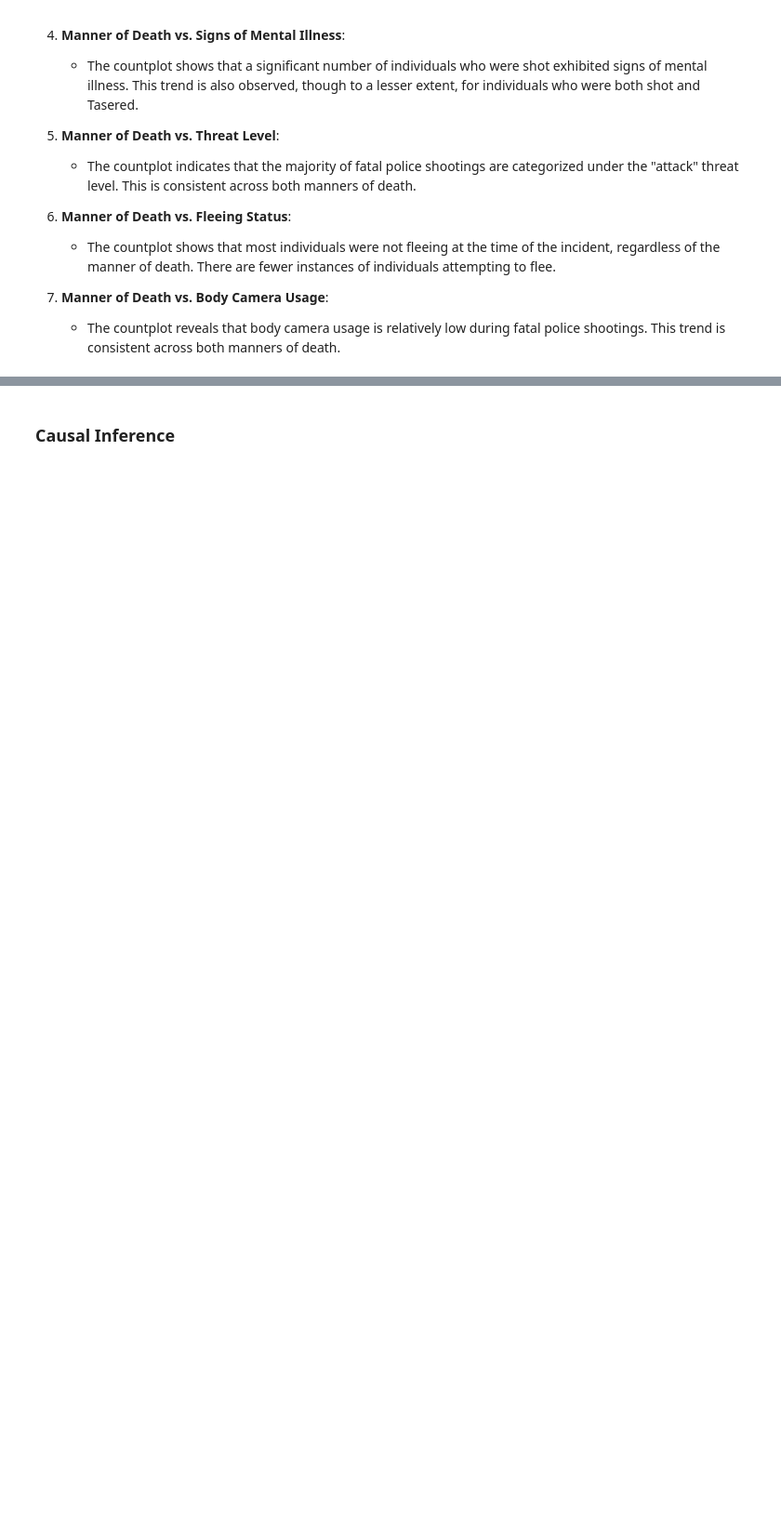
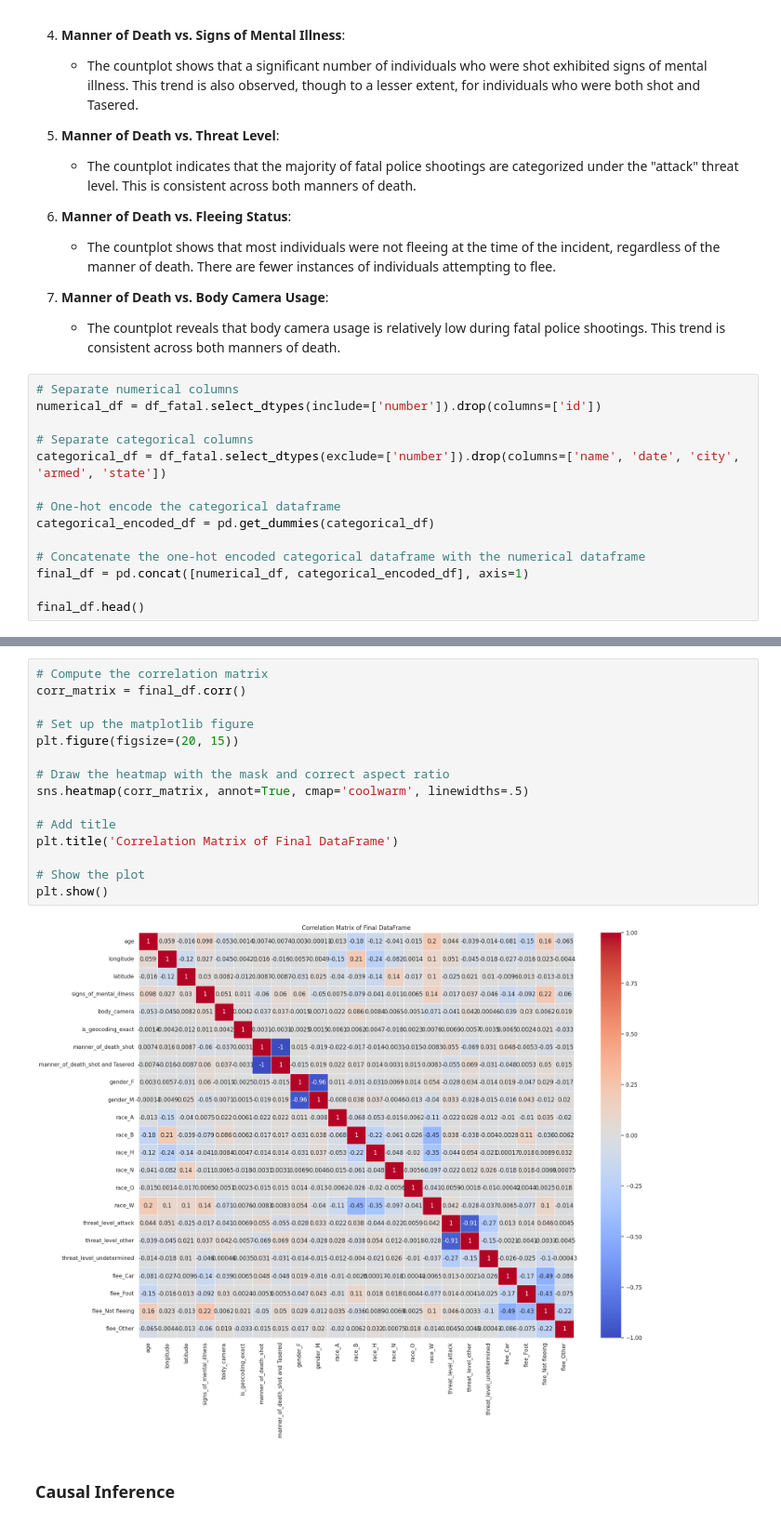
Before and after one commit to axeltanjung/fatal_shoot_causality, a Jupyter notebook: notebook/notebook.ipynb, the cells around one changed output, grey strips where cells are left out. Shown at 93% size. Saved outputs shown, nothing was run; the diff lists cells and outputs as text; blank space fills up the shorter version.

```diff
--- a/notebook/notebook.ipynb
+++ b/notebook/notebook.ipynb
@@ -301,3 +350,17 @@ plt.show()
 
 7. **Manner of Death vs. Body Camera Usage**:
     - The countplot reveals that body camera usage is relatively low during fatal police shootings. This trend is consistent across both manners of death.
+# %%
+# Separate numerical columns
+numerical_df = df_fatal.select_dtypes(include=['number']).drop(columns=['id'])
+
+# Separate categorical columns
+categorical_df = df_fatal.select_dtypes(exclude=['number']).drop(columns=['name', 'date', 'city', 'armed', 'state'])
+
+# One-hot encode the categorical dataframe
+categorical_encoded_df = pd.get_dummies(categorical_df)
+
+# Concatenate the one-hot encoded categorical dataframe with the numerical dataframe
+final_df = pd.concat([numerical_df, categorical_encoded_df], axis=1)
+
+final_df.head()
@@ -304,3 +375,20 @@ plt.show()
+# %%
+# Compute the correlation matrix
+corr_matrix = final_df.corr()
+
+# Set up the matplotlib figure
+plt.figure(figsize=(20, 15))
+
+# Draw the heatmap with the mask and correct aspect ratio
+sns.heatmap(corr_matrix, annot=True, cmap='coolwarm', linewidths=.5)
+
+# Add title
+plt.title('Correlation Matrix of Final DataFrame')
+
+# Show the plot
+plt.show()
+# %% [output]
+[figure, added]
 # %% [markdown]
 ### Causal Inference
 # %%
```
Also changed, not shown: parts of 5 cells of this notebook.
